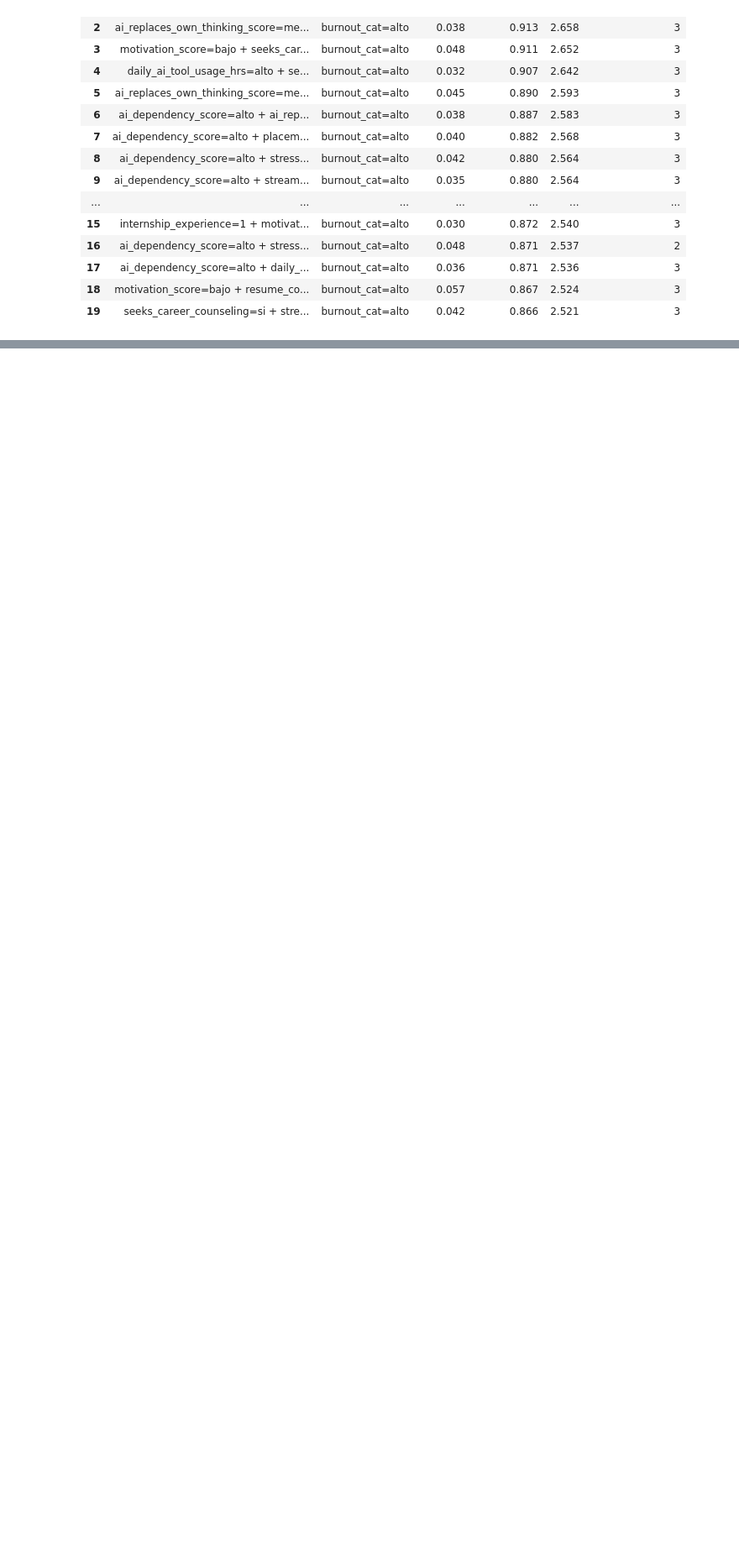
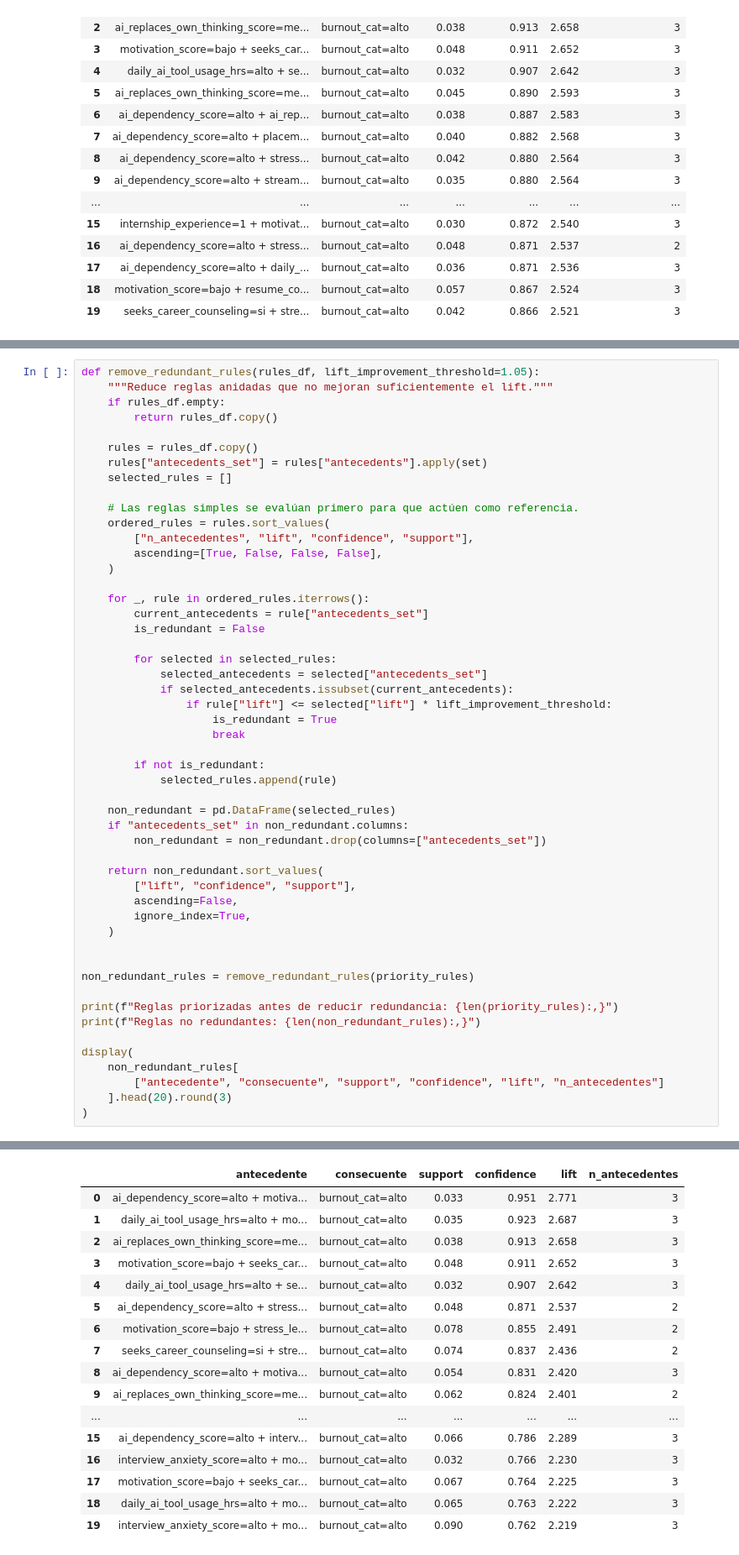
Before and after one commit to belen001/proyecto-ingenieria-datos, a Jupyter notebook: notebooks/05_reglas_asociacion.ipynb, the cells around one changed output, grey strips where cells are left out. Shown at 84% size. Drawn from its saved outputs; the diff is of its cells as text; blank space fills up the shorter version.

```diff
--- a/notebooks/04_reglas_asociacion.ipynb
+++ b/notebooks/05_reglas_asociacion.ipynb
@@ -631,0 +712,52 @@ Reglas relevantes después de filtrar: 1,576
+# %%
+def remove_redundant_rules(rules_df, lift_improvement_threshold=1.05):
+    """Reduce reglas anidadas que no mejoran suficientemente el lift."""
+    if rules_df.empty:
+        return rules_df.copy()
+
+    rules = rules_df.copy()
+    rules["antecedents_set"] = rules["antecedents"].apply(set)
+    selected_rules = []
+
+    # Las reglas simples se evalúan primero para que actúen como referencia.
+    ordered_rules = rules.sort_values(
+        ["n_antecedentes", "lift", "confidence", "support"],
+        ascending=[True, False, False, False],
+    )
+
+    for _, rule in ordered_rules.iterrows():
+        current_antecedents = rule["antecedents_set"]
+        is_redundant = False
+
+        for selected in selected_rules:
+            selected_antecedents = selected["antecedents_set"]
+            if selected_antecedents.issubset(current_antecedents):
+                if rule["lift"] <= selected["lift"] * lift_improvement_threshold:
+                    is_redundant = True
+                    break
+
+        if not is_redundant:
+            selected_rules.append(rule)
+
+    non_redundant = pd.DataFrame(selected_rules)
+    if "antecedents_set" in non_redundant.columns:
+        non_redundant = non_redundant.drop(columns=["antecedents_set"])
+
+    return non_redundant.sort_values(
+        ["lift", "confidence", "support"],
+        ascending=False,
+        ignore_index=True,
+    )
+
+
+non_redundant_rules = remove_redundant_rules(priority_rules)
+
+print(f"Reglas priorizadas antes de reducir redundancia: {len(priority_rules):,}")
+print(f"Reglas no redundantes: {len(non_redundant_rules):,}")
+
+display(
+    non_redundant_rules[
+        ["antecedente", "consecuente", "support", "confidence", "lift", "n_antecedentes"]
+    ].head(20).round(3)
+)
+# %% [output]
@@ -631,0 +766,17 @@ Reglas relevantes después de filtrar: 1,576
+|  | antecedente | consecuente | support | confidence | lift | n_antecedentes |
+| 0 | ai_dependency_score=alto + motiva... | burnout_cat=alto | 0.033 | 0.951 | 2.771 | 3 |
+| 1 | daily_ai_tool_usage_hrs=alto + mo... | burnout_cat=alto | 0.035 | 0.923 | 2.687 | 3 |
+| 2 | ai_replaces_own_thinking_score=me... | burnout_cat=alto | 0.038 | 0.913 | 2.658 | 3 |
+| 3 | motivation_score=bajo + seeks_car... | burnout_cat=alto | 0.048 | 0.911 | 2.652 | 3 |
+| 4 | daily_ai_tool_usage_hrs=alto + se... | burnout_cat=alto | 0.032 | 0.907 | 2.642 | 3 |
+| 5 | ai_dependency_score=alto + stress... | burnout_cat=alto | 0.048 | 0.871 | 2.537 | 2 |
+| 6 | motivation_score=bajo + stress_le... | burnout_cat=alto | 0.078 | 0.855 | 2.491 | 2 |
+| 7 | seeks_career_counseling=si + stre... | burnout_cat=alto | 0.074 | 0.837 | 2.436 | 2 |
+| 8 | ai_dependency_score=alto + motiva... | burnout_cat=alto | 0.054 | 0.831 | 2.420 | 3 |
+| 9 | ai_replaces_own_thinking_score=me... | burnout_cat=alto | 0.062 | 0.824 | 2.401 | 2 |
+| ... | ... | ... | ... | ... | ... | ... |
+| 15 | ai_dependency_score=alto + interv... | burnout_cat=alto | 0.066 | 0.786 | 2.289 | 3 |
+| 16 | interview_anxiety_score=alto + mo... | burnout_cat=alto | 0.032 | 0.766 | 2.230 | 3 |
+| 17 | motivation_score=bajo + seeks_car... | burnout_cat=alto | 0.067 | 0.764 | 2.225 | 3 |
+| 18 | daily_ai_tool_usage_hrs=alto + mo... | burnout_cat=alto | 0.065 | 0.763 | 2.222 | 3 |
+| 19 | interview_anxiety_score=alto + mo... | burnout_cat=alto | 0.090 | 0.762 | 2.219 | 3 |
```
Also changed, not shown: parts of 25 cells of this notebook, 1 other file.
